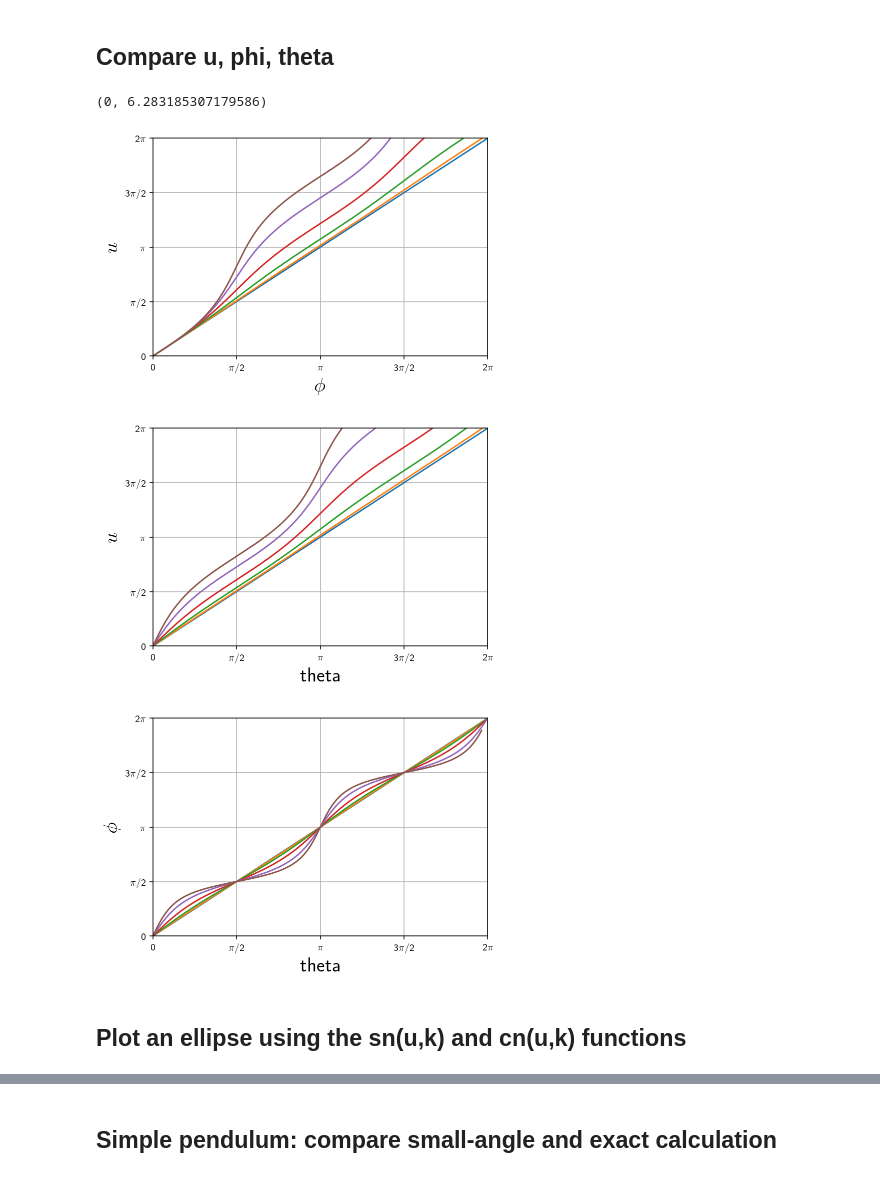
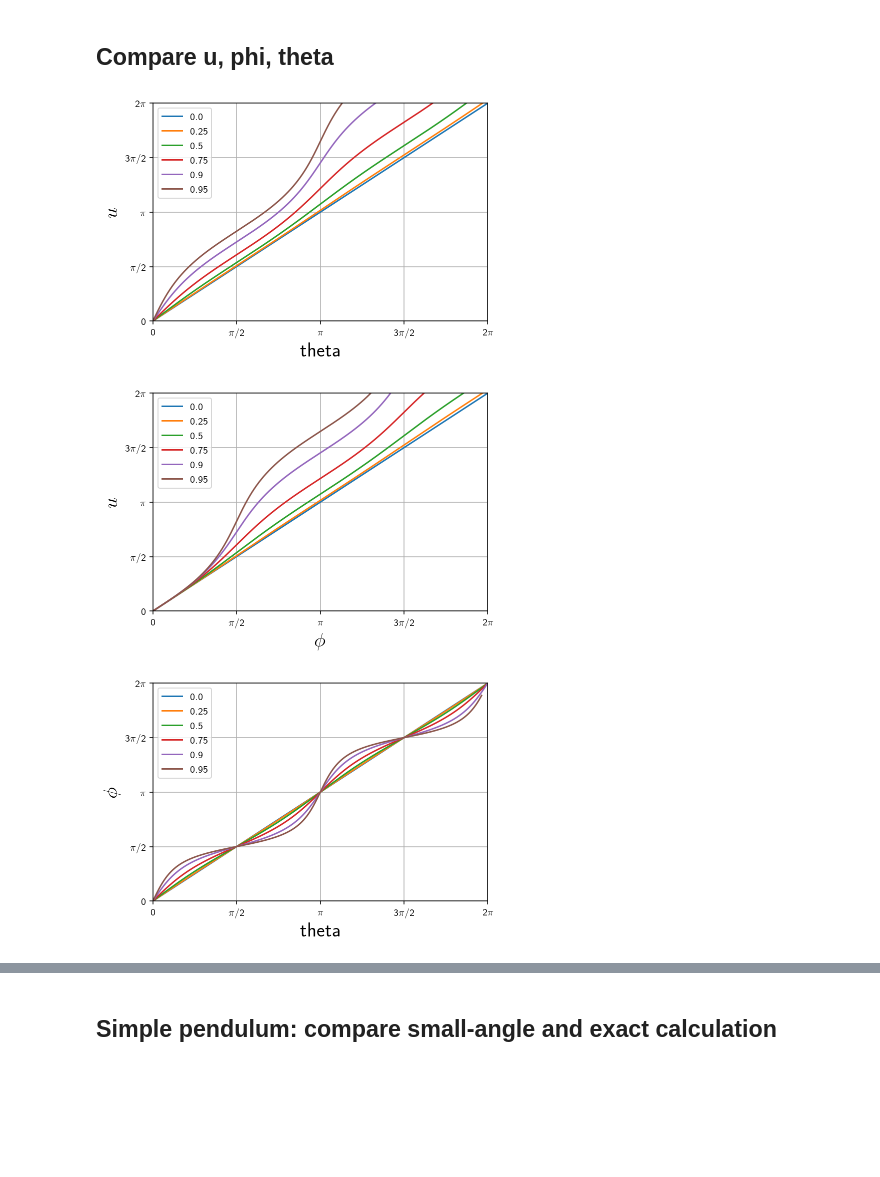
Before and after one commit to josephromano/josephromano.github.io, a Jupyter notebook: PHYS5306/notes/workbook.ipynb, the cells around one changed output, grey strips where cells are left out. Drawn from its saved outputs; the diff is of its cells as text; code cells hidden in the pictures; blank space fills up the shorter version.

Commit message:
updated with plot comparing phi, theta

```diff
--- a/PHYS5306/notes/workbook.ipynb
+++ b/PHYS5306/notes/workbook.ipynb
@@ -431,27 +508,6 @@ k = np.array([0, 0.25, 0.5, 0.75, 0.9, 0.95])
 # corresponding values of a and b
 a = np.array([1, 1, 1, 1, 1, 1])
 b = a*np.sqrt(1-k**2)
-
-########################################
-# plot u vs phi
-plt.figure()
-plt.xlabel('$\phi$', size=20)
-plt.ylabel('$u$', size=20)
-
-for ii in range(len(k)):
-    m = k[ii]**2 # scipy uses m=k^2
-    sn_u, cn_u, dn_u, ph_u = special.ellipj(u, m)
-    plt.plot(ph_u, u)
-
-# change tick marks to multiples of pi/2
-eps = 0.01
-tick_locs = np.arange(0, 3*np.pi+eps, np.pi/2)
-tick_labels = ['0', '$\pi$/2', '$\pi$', '3$\pi$/2', '2$\pi$', '5$\pi$/2', '3$\pi$']
-plt.xticks(tick_locs, tick_labels)
-plt.yticks(tick_locs, tick_labels)
-plt.grid('on')
-plt.xlim(0, 2*np.pi)
-plt.ylim(0, 2*np.pi)
 
 ##########################################
 # plot u vs theta
@@ -475,37 +531,64 @@ tick_labels = ['0', '$\pi$/2', '$\pi$', '3$\pi$/2', '2$\pi$', '5$\pi$/2', '3$\pi
 plt.xticks(tick_locs, tick_labels)
 plt.yticks(tick_locs, tick_labels)
 plt.grid('on')
 plt.xlim(0, 2*np.pi)
 plt.ylim(0, 2*np.pi)
+_=plt.legend(k)
 
-############################################
+########################################
+# plot u vs phi
+plt.figure()
+plt.xlabel('$\phi$', size=20)
+plt.ylabel('$u$', size=20)
+
+for ii in range(len(k)):
+    m = k[ii]**2 # scipy uses m=k^2
+    sn_u, cn_u, dn_u, ph_u = special.ellipj(u, m)
+    plt.plot(ph_u, u)
+
+# change tick marks to multiples of pi/2
+eps = 0.01
+tick_locs = np.arange(0, 3*np.pi+eps, np.pi/2)
+tick_labels = ['0', '$\pi$/2', '$\pi$', '3$\pi$/2', '2$\pi$', '5$\pi$/2', '3$\pi$']
+plt.xticks(tick_locs, tick_labels)
+plt.yticks(tick_locs, tick_labels)
+plt.grid('on')
+plt.xlim(0, 2*np.pi)
+plt.ylim(0, 2*np.pi)
+_=plt.legend(k)
+
+#########################################################
 # plot phi vs theta
 # x = r cos(theta) = a cos(phi) = a cn(u;k)
 # y = r sin(theta) = b sin(phi) = b sn(u;k)
 plt.figure()
 plt.xlabel('theta', size=20)
 plt.ylabel('$\phi$', size=20)
 
 for ii in range(len(k)):
     m = k[ii]**2 # scipy uses m=k^2
     sn_u, cn_u, dn_u, ph_u = special.ellipj(u, m)
     theta_u = np.arctan2(b[ii]*sn_u, a[ii]*cn_u)
     theta_u = np.unwrap(theta_u)
     plt.plot(theta_u, ph_u)
 
+    # alternative
+    #phis= np.linspace(0, 2*np.pi, 10000)
+    #thetas = np.arctan2(b[ii]*np.sin(phis), a[ii]*np.cos(phis))
+    #thetas = np.unwrap(thetas)
+    #plt.plot(thetas, phis)
+
 # change tick marks to multiples of pi/2
 eps = 0.01
 tick_locs = np.arange(0, 3*np.pi+eps, np.pi/2)
 tick_labels = ['0', '$\pi$/2', '$\pi$', '3$\pi$/2', '2$\pi$', '5$\pi$/2', '3$\pi$']
 plt.xticks(tick_locs, tick_labels)
 plt.yticks(tick_locs, tick_labels)
 plt.grid('on')
 plt.xlim(0, 2*np.pi)
 plt.ylim(0, 2*np.pi)
+_=plt.legend(k)
 # %% [output]
-(0, 6.283185307179586)
-[figure, old version]
+[figure, new version]
-[figure, old version]
+[figure, new version]
-[figure, old version]
+[figure, new version]
-# %% [markdown]
-## Plot an ellipse using the sn(u,k) and cn(u,k) functions
```
Also changed, not shown: parts of 8 cells of this notebook, 1 other file.
